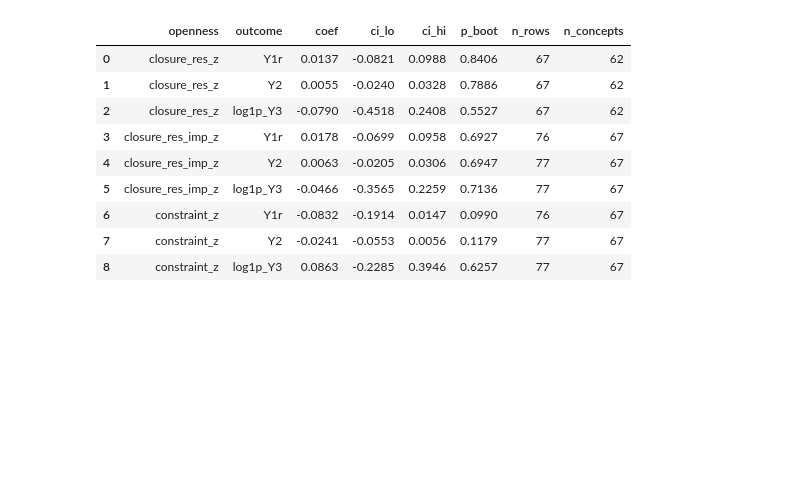
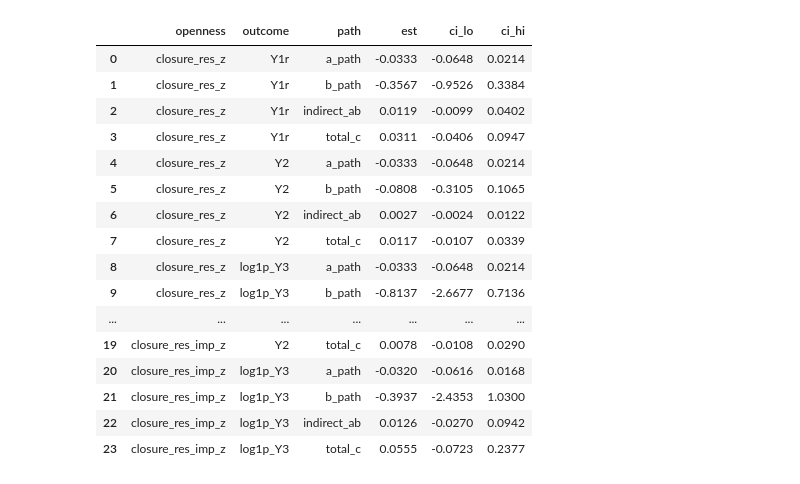
Before and after one commit to ai-inventor-papers/ai-invention-8892b7-occupancy-is-not-integration-for-new, a Jupyter notebook: round-3/experiment-6/demo/method_code_demo.ipynb, the cells around one changed output. Drawn from its saved outputs; the diff is of its cells as text; code cells hidden in the pictures; blank space fills up the shorter version.

Commit message:
round-3/experiment-6 — demo for Do open concepts spread across more fields?

```diff
--- a/round-3/experiment-6/demo/method_code_demo.ipynb
+++ b/round-3/experiment-6/demo/method_code_demo.ipynb
@@ -507,28 +731,34 @@ This restricts the data to concepts that the RQ1 labeller flagged as emerging (E
 # %%
-def within_eup(d: pd.DataFrame, B: int) -> dict:
-    dm = d[pop_mask(d, "MAIN") & d.E_up.values]
-    dm = dm[(dm.t >= dm.E_up_onset - 3) & (dm.t <= dm.E_up_onset) & (dm.E_up_onset <= 2015)]
-    res = dict(n_concepts=int(dm.concept_id.nunique()), n_rows=len(dm),
-               rule="concepts with E_up onset <= 2015; rows t in [onset-3, onset], age 3..8, MAIN")
-    res["underpowered"] = bool(res["n_concepts"] < 30)
-    rows = []
-    for ov in ["closure_res_z", "closure_res_imp_z", "constraint_z"]:
-        for y in OUTCOMES:
-            r = fit_one(dm, y, ov, B=B)
-            try:
-                c, _ = cv_one(dm, y, ov, B=B)
-            except (np.linalg.LinAlgError, ValueError) as e:
-                logger.warning(f"E_up CV failed {ov} {y}: {e}")
-                c = {}
-            rows.append(dict(openness=ov, outcome=y, **r, **{f"cv_{k}": v for k, v in c.items()}))
-    res["estimates"] = rows
-    res["label"] = "UNDERPOWERED - descriptive only" if res["underpowered"] else "secondary analysis"
-    return res
+def mediation(d: pd.DataFrame, B: int, ov: str = "closure_res_z") -> dict:
+    dm = d[pop_mask(d, "MAIN")]
+    out = dict(note="M_W2 (mean excess cross-community pair share over t+1..t+5) is post-t: the decomposition is "
+                    "descriptive, not causal.", openness=ov, per_outcome={})
+    for y in OUTCOMES:
+        m = model_rows(dm, y, [ov, "M_W2"], S.NUM_BASE)
+        Xc, _, _ = S.design(m, [ov])
+        Xb, _, _ = S.design(m, [ov, "M_W2"])
+        yy, mm, g = m[y].astype(float).values, m.M_W2.astype(float).values, m.concept_id.values
+
+        def est(idx):
+            a = S.ols(Xc[idx], mm[idx])[1]
+            bb = S.ols(Xb[idx], yy[idx])
+            c = S.ols(Xc[idx], yy[idx])[1]
+            return np.array([a, bb[2], a * bb[2], c, bb[1], (a * bb[2] / c) if c != 0 else np.nan])
+        full = est(np.arange(len(m)))
+        blocks = S.blocks_of(g)
+        rng = np.random.default_rng(SEED + 99)
+        draws = np.array([est(np.concatenate([blocks[k] for k in rng.integers(0, len(blocks), len(blocks))])) for _ in range(B)])
+        names = ["a_path", "b_path", "indirect_ab", "total_c", "direct_c_prime", "proportion_mediated"]
+        out["per_outcome"][y] = dict(n_rows=len(m), n_concepts=int(m.concept_id.nunique()),
+                                     **{n: dict(est=float(full[i]), ci=[float(np.nanpercentile(draws[:, i], 2.5)),
+                                                                        float(np.nanpercentile(draws[:, i], 97.5))])
+                                        for i, n in enumerate(names)})
+    return out
 
 
-t0 = time.time()
-eup = within_eup(d, B)
-logger.info(f"E_up subset: {eup['n_concepts']} concepts / {eup['n_rows']} rows ({eup['label']})")
-print(f"E_up block: {time.time() - t0:.1f}s")
-pd.DataFrame(eup["estimates"])[["openness", "outcome", "coef", "ci_lo", "ci_hi", "p_boot", "n_rows", "n_concepts"]].round(4)
+med = {ov: mediation(d, B, ov) for ov in ["closure_res_z", "closure_res_imp_z"]}
+K.write_json(FDIR / "mediation.json", med)
+pd.DataFrame([dict(openness=ov, outcome=y, path=p, est=v[p]["est"], ci_lo=v[p]["ci"][0], ci_hi=v[p]["ci"][1])
+              for ov in med for y, v in med[ov]["per_outcome"].items()
+              for p in ["a_path", "b_path", "indirect_ab", "total_c"]]).round(4)
 # %% [output]
@@ -537,11 +765,18 @@ E_up block: 2.8s
-|  | openness | outcome | coef | ci_lo | ci_hi | p_boot | n_rows | n_concepts |
-| 0 | closure_res_z | Y1r | 0.0137 | -0.0821 | 0.0988 | 0.8406 | 67 | 62 |
-| 1 | closure_res_z | Y2 | 0.0055 | -0.0240 | 0.0328 | 0.7886 | 67 | 62 |
-| 2 | closure_res_z | log1p_Y3 | -0.0790 | -0.4518 | 0.2408 | 0.5527 | 67 | 62 |
-| 3 | closure_res_imp_z | Y1r | 0.0178 | -0.0699 | 0.0958 | 0.6927 | 76 | 67 |
-| 4 | closure_res_imp_z | Y2 | 0.0063 | -0.0205 | 0.0306 | 0.6947 | 77 | 67 |
-| 5 | closure_res_imp_z | log1p_Y3 | -0.0466 | -0.3565 | 0.2259 | 0.7136 | 77 | 67 |
-| 6 | constraint_z | Y1r | -0.0832 | -0.1914 | 0.0147 | 0.0990 | 76 | 67 |
-| 7 | constraint_z | Y2 | -0.0241 | -0.0553 | 0.0056 | 0.1179 | 77 | 67 |
-| 8 | constraint_z | log1p_Y3 | 0.0863 | -0.2285 | 0.3946 | 0.6257 | 77 | 67 |
+|  | openness | outcome | path | est | ci_lo | ci_hi |
+| 0 | closure_res_z | Y1r | a_path | -0.0333 | -0.0648 | 0.0214 |
+| 1 | closure_res_z | Y1r | b_path | -0.3567 | -0.9526 | 0.3384 |
+| 2 | closure_res_z | Y1r | indirect_ab | 0.0119 | -0.0099 | 0.0402 |
+| 3 | closure_res_z | Y1r | total_c | 0.0311 | -0.0406 | 0.0947 |
+| 4 | closure_res_z | Y2 | a_path | -0.0333 | -0.0648 | 0.0214 |
+| 5 | closure_res_z | Y2 | b_path | -0.0808 | -0.3105 | 0.1065 |
+| 6 | closure_res_z | Y2 | indirect_ab | 0.0027 | -0.0024 | 0.0122 |
+| 7 | closure_res_z | Y2 | total_c | 0.0117 | -0.0107 | 0.0339 |
+| 8 | closure_res_z | log1p_Y3 | a_path | -0.0333 | -0.0648 | 0.0214 |
+| 9 | closure_res_z | log1p_Y3 | b_path | -0.8137 | -2.6677 | 0.7136 |
+| ... | ... | ... | ... | ... | ... | ... |
+| 19 | closure_res_imp_z | Y2 | total_c | 0.0078 | -0.0108 | 0.0290 |
+| 20 | closure_res_imp_z | log1p_Y3 | a_path | -0.0320 | -0.0616 | 0.0168 |
+| 21 | closure_res_imp_z | log1p_Y3 | b_path | -0.3937 | -2.4353 | 1.0300 |
+| 22 | closure_res_imp_z | log1p_Y3 | indirect_ab | 0.0126 | -0.0270 | 0.0942 |
+| 23 | closure_res_imp_z | log1p_Y3 | total_c | 0.0555 | -0.0723 | 0.2377 |
 # %% [markdown]
```
Also changed, not shown: parts of 38 cells of this notebook, 1 other file.
